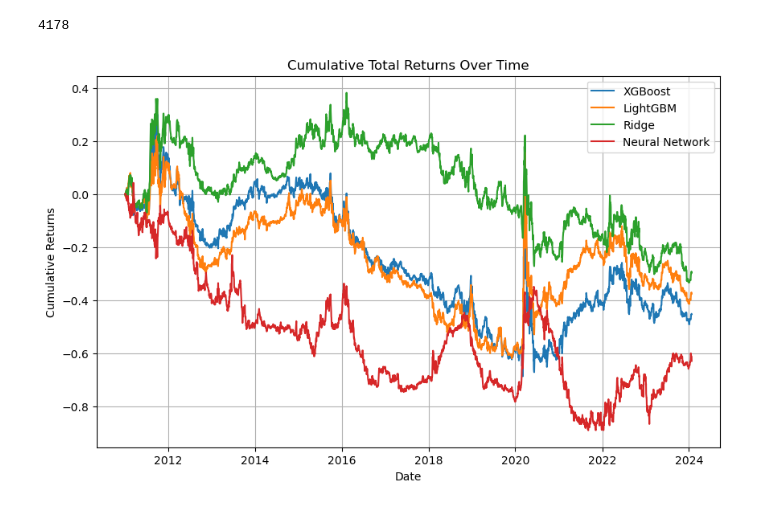
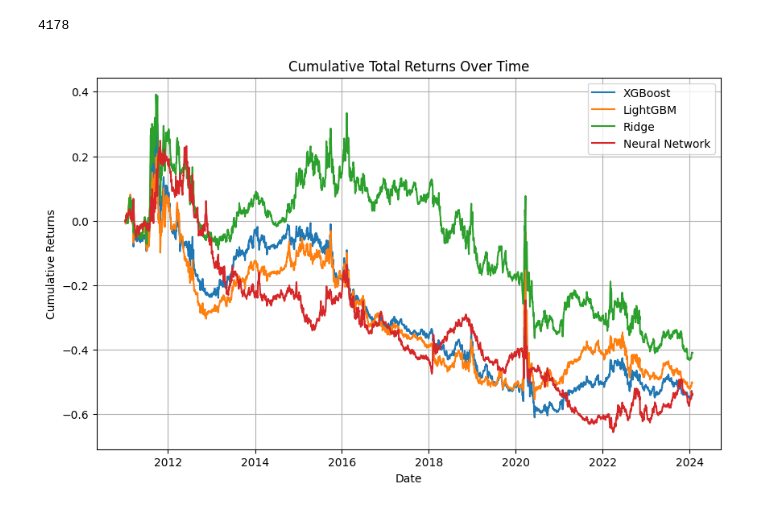
Before and after one commit to OscarAzrak/Master-thesis, a Jupyter notebook: Files/Codes.ipynb, the cells around one changed output. Saved outputs shown, nothing was run; the diff lists cells and outputs as text; code cells hidden in the pictures.

```diff
--- a/Files/Codes.ipynb
+++ b/Files/Codes.ipynb
@@ -225,32 +225,32 @@ xgb_trade_volume.sum()
 # %%
 import matplotlib.pyplot as plt
 
 # Sum the returns across all assets for each day to get the daily total returns for each model
 xgb_total_returns = xgb_returns.sum(axis=1)
 lgb_total_returns = lgb_returns.sum(axis=1)
 ridge_total_returns = ridge_returns.sum(axis=1)
 NN_total_returns = NN_returns.sum(axis=1)
 
 # Calculate the cumulative total returns for each model
-xgb_cumulative_total_returns = xgb_total_returns.cumsum()
-lgb_cumulative_total_returns = lgb_total_returns.cumsum()
-ridge_cumulative_total_returns = ridge_total_returns.cumsum()
-NN_cumulative_total_returns = NN_total_returns.cumsum()
+xgb_cumulative_total_returns = (1 + xgb_total_returns).cumprod() - 1
+lgb_cumulative_total_returns = (1 + lgb_total_returns).cumprod() - 1
+ridge_cumulative_total_returns = (1 + ridge_total_returns).cumprod() - 1
+NN_cumulative_total_returns = (1 + NN_total_returns).cumprod() - 1
 
 # Plot the cumulative total returns for each model
 plt.figure(figsize=(10, 6))
 plt.plot(xgb_cumulative_total_returns, label='XGBoost')
 plt.plot(lgb_cumulative_total_returns, label='LightGBM')
 plt.plot(ridge_cumulative_total_returns, label='Ridge')
 plt.plot(NN_cumulative_total_returns, label='Neural Network')
 plt.title('Cumulative Total Returns Over Time')
 plt.xlabel('Date')
 plt.ylabel('Cumulative Returns')
 plt.legend()
 plt.grid(True)
 plt.show()
 # %% [output]
-[figure, old version]
+[figure, new version]
 # %%
 #print trade volume
 print("XGBoost trade volume:")
```
Also changed, not shown: parts of 8 cells of this notebook, 1 other file.
